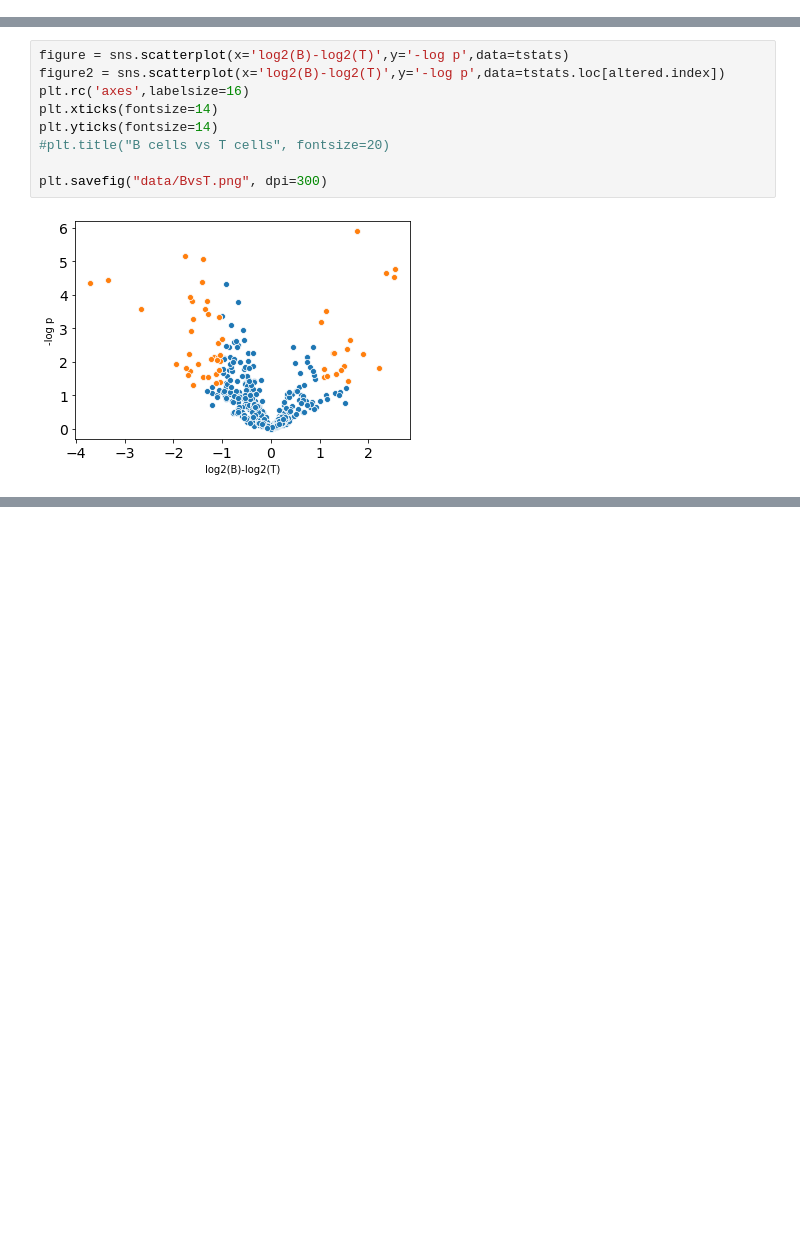
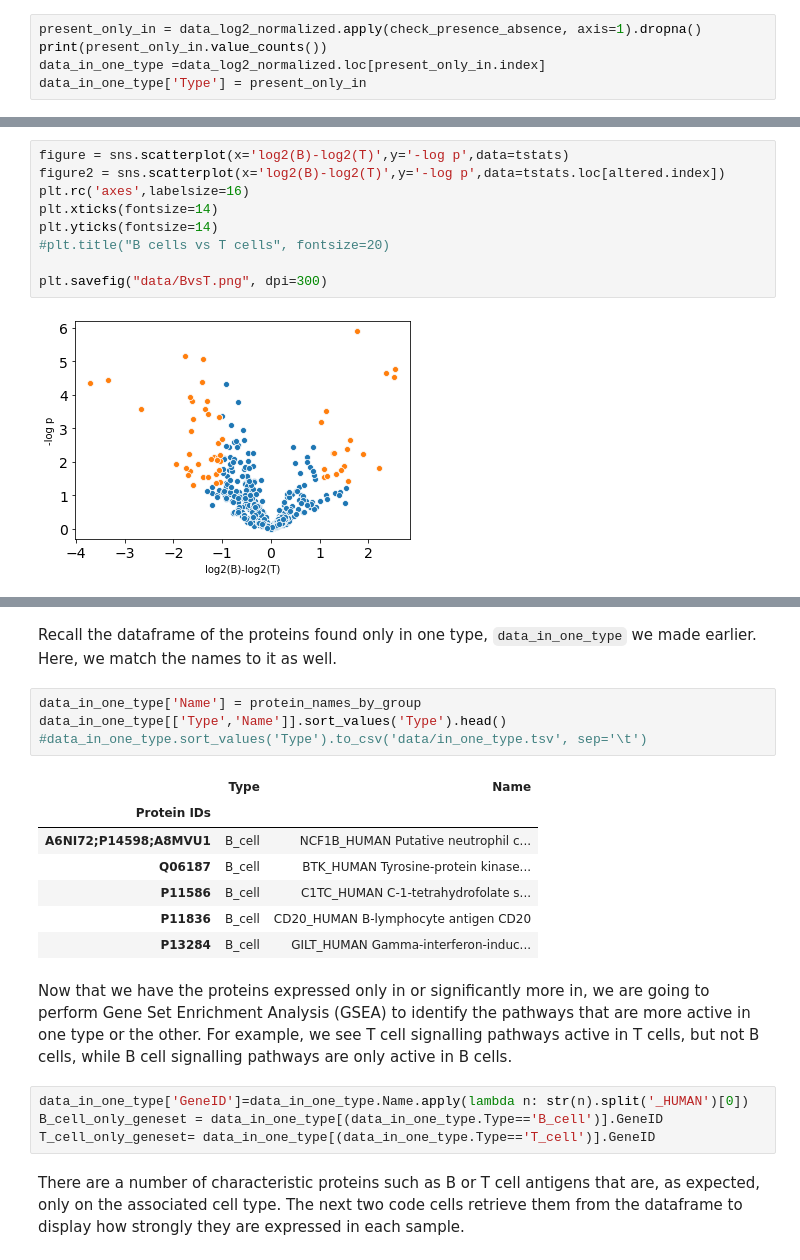
Before and after one commit to PayneLab/Lymphocytes1, a Jupyter notebook: B cells versus T cells.ipynb, the cells around one changed output, grey strips where cells are left out. Drawn from its saved outputs; the diff is of its cells as text; blank space fills up the shorter version.

```diff
--- a/B cells versus T cells.ipynb
+++ b/B cells versus T cells.ipynb
@@ -69,0 +57,5 @@ data_log2_normalized = data_log2.apply(lambda series: series-median(series.dropn
+# %%
+present_only_in = data_log2_normalized.apply(check_presence_absence, axis=1).dropna()
+print(present_only_in.value_counts())
+data_in_one_type =data_log2_normalized.loc[present_only_in.index]
+data_in_one_type['Type'] = present_only_in
@@ -187,0 +217,22 @@ This shows...
+# %% [markdown]
+Recall the dataframe of the proteins found only in one type, <code>data_in_one_type</code> we made earlier. Here, we match the names to it as well.
+# %%
+data_in_one_type['Name'] = protein_names_by_group
+data_in_one_type[['Type','Name']].sort_values('Type').head()
+#data_in_one_type.sort_values('Type').to_csv('data/in_one_type.tsv', sep='\t')
+# %% [output]
+|  | Type | Name |
+| Protein IDs |  |  |
+| A6NI72;P14598;A8MVU1 | B_cell | NCF1B_HUMAN Putative neutrophil c... |
+| Q06187 | B_cell | BTK_HUMAN Tyrosine-protein kinase... |
+| P11586 | B_cell | C1TC_HUMAN C-1-tetrahydrofolate s... |
+| P11836 | B_cell | CD20_HUMAN B-lymphocyte antigen CD20 |
+| P13284 | B_cell | GILT_HUMAN Gamma-interferon-induc... |
+# %% [markdown]
+Now that we have the proteins expressed only in or significantly more in, we are going to perform Gene Set Enrichment Analysis (GSEA) to identify the pathways that are more active in one type or the other. For example, we see T cell signalling pathways active in T cells, but not B cells, while B cell signalling pathways are only active in B cells.
+# %%
+data_in_one_type['GeneID']=data_in_one_type.Name.apply(lambda n: str(n).split('_HUMAN')[0])
+B_cell_only_geneset = data_in_one_type[(data_in_one_type.Type=='B_cell')].GeneID
+T_cell_only_geneset= data_in_one_type[(data_in_one_type.Type=='T_cell')].GeneID
+# %% [markdown]
+There are a number of characteristic proteins such as B or T cell antigens that are, as expected, only on the associated cell type. The next two code cells retrieve them from the dataframe to display how strongly they are expressed in each sample.
```
Also changed, not shown: parts of 18 cells of this notebook, 2 other files.
